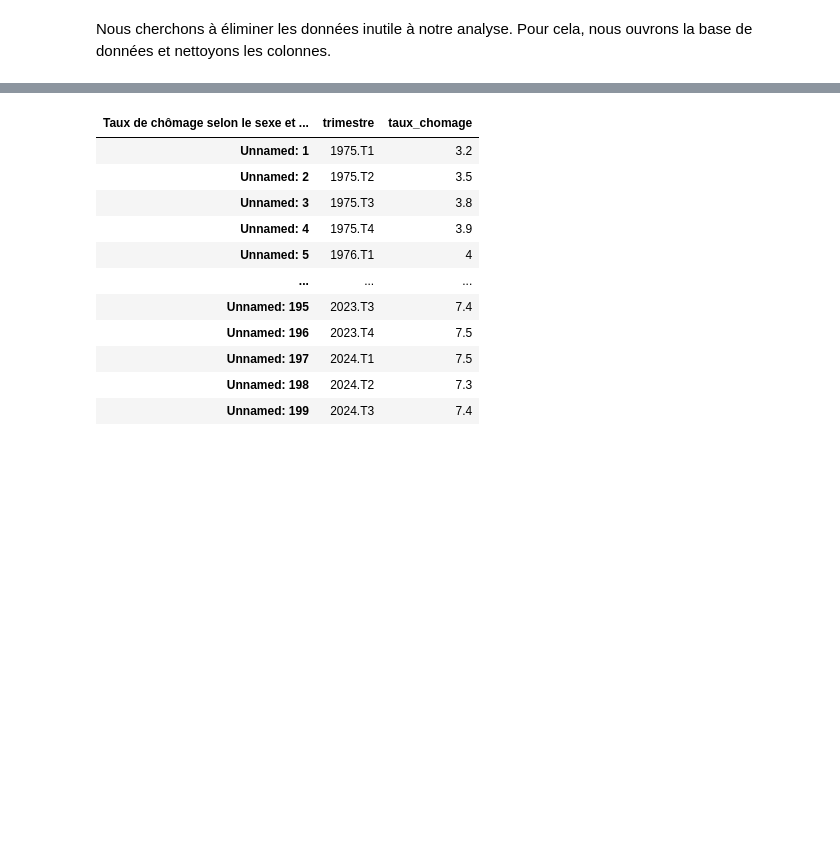
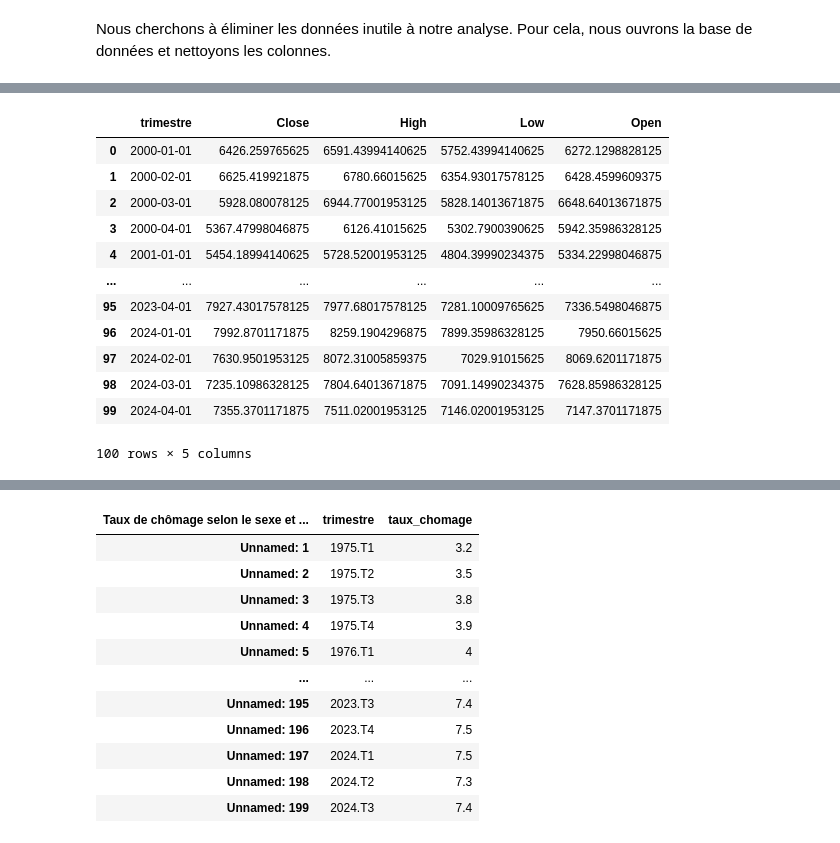
Before and after one commit to amreily/Projet-python-2A, a Jupyter notebook: Notebook_pythondata.ipynb, the cells around one changed output, grey strips where cells are left out. Saved outputs shown, nothing was run; the diff lists cells and outputs as text; code cells hidden in the pictures; blank space fills up the shorter version.

```diff
--- a/Notebook_pythondata.ipynb
+++ b/Notebook_pythondata.ipynb
@@ -232,6 +219,48 @@ cac40.head()
 cac40.drop(columns='Volume', inplace=True)
 cac40 = cac40.iloc[3:].reset_index(drop=True)
 cac40.rename(columns={'Price': 'trimestre'}, inplace=True)
+# %%
+def handle_missing_values(df):
+    while True:
+        # Localiser les lignes contenant des NaN
+        missing_rows = df[df.isna().any(axis=1)]
+
+        # Si des NaN sont trouvés, les afficher
+        if not missing_rows.empty:
+            print("Lignes contenant des NaN :")
+            print(missing_rows)
+        else:
+            break  # Si aucune ligne ne contient de NaN, on arrête
+
+        # Supprimer les lignes contenant des NaN
+        df = df.dropna()
+        df = df.reset_index(drop=True)  # Réinitialiser les index après suppression
+
+        # Vérifier s'il reste des NaN
+        nan_count = df.isna().sum().sum()
+        print(f"Nombre total de NaN restant : {nan_count}")
+
+        if nan_count == 0:
+            print("Toutes les valeurs manquantes ont été supprimées.")
+            break
+
+    return df
+
+handle_missing_values(cac40)
+# %% [output]
+|  | trimestre | Close | High | Low | Open |
+| 0 | 2000-01-01 | 6426.259765625 | 6591.43994140625 | 5752.43994140625 | 6272.1298828125 |
+| 1 | 2000-02-01 | 6625.419921875 | 6780.66015625 | 6354.93017578125 | 6428.4599609375 |
+| 2 | 2000-03-01 | 5928.080078125 | 6944.77001953125 | 5828.14013671875 | 6648.64013671875 |
+| 3 | 2000-04-01 | 5367.47998046875 | 6126.41015625 | 5302.7900390625 | 5942.35986328125 |
+| 4 | 2001-01-01 | 5454.18994140625 | 5728.52001953125 | 4804.39990234375 | 5334.22998046875 |
+| ... | ... | ... | ... | ... | ... |
+| 95 | 2023-04-01 | 7927.43017578125 | 7977.68017578125 | 7281.10009765625 | 7336.5498046875 |
+| 96 | 2024-01-01 | 7992.8701171875 | 8259.1904296875 | 7899.35986328125 | 7950.66015625 |
+| 97 | 2024-02-01 | 7630.9501953125 | 8072.31005859375 | 7029.91015625 | 8069.6201171875 |
+| 98 | 2024-03-01 | 7235.10986328125 | 7804.64013671875 | 7091.14990234375 | 7628.85986328125 |
+| 99 | 2024-04-01 | 7355.3701171875 | 7511.02001953125 | 7146.02001953125 | 7147.3701171875 |
+100 rows × 5 columns
 # %%
 chomage
 # %% [output]
```
Also changed, not shown: parts of 11 cells of this notebook, 1 other file.
